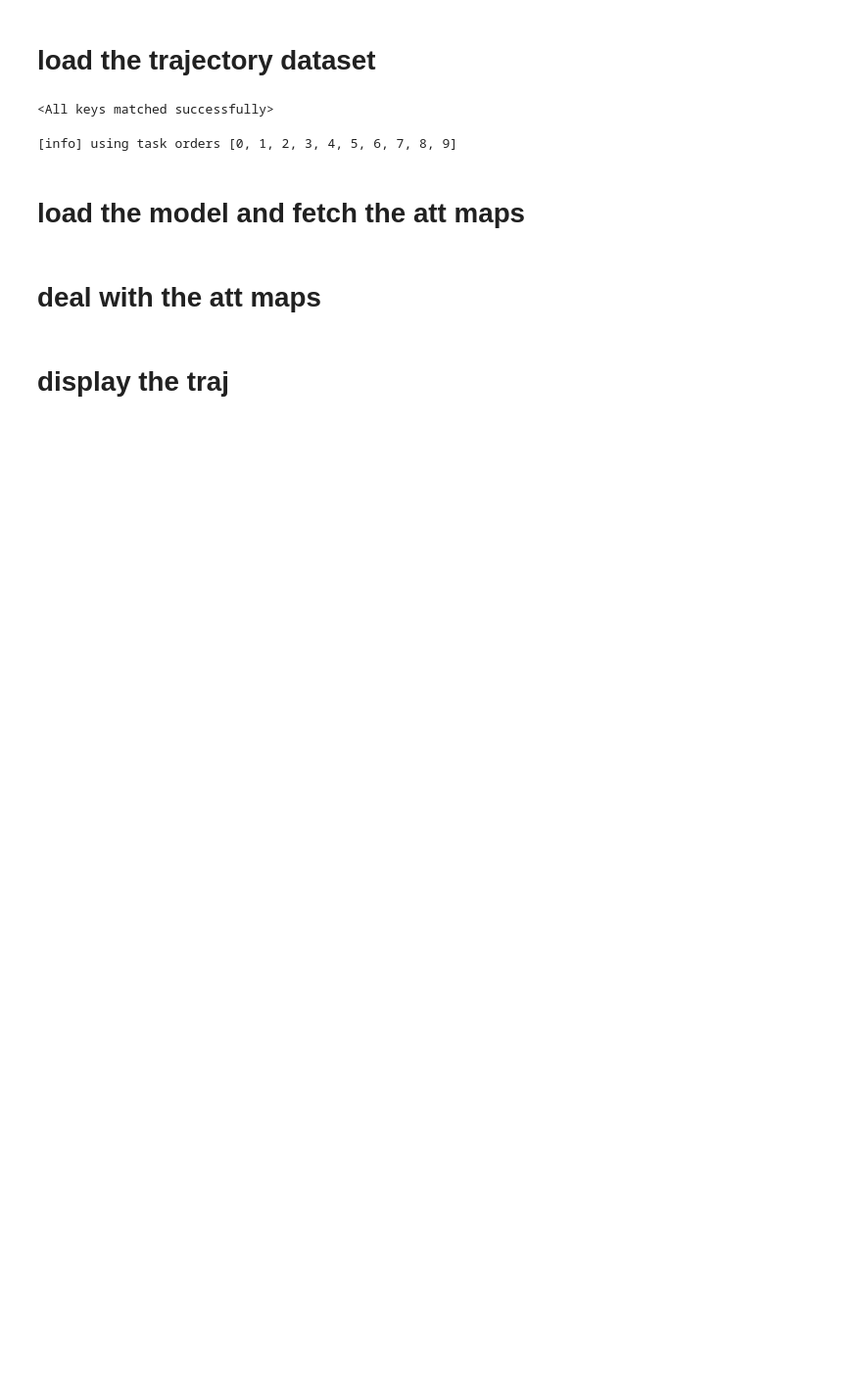
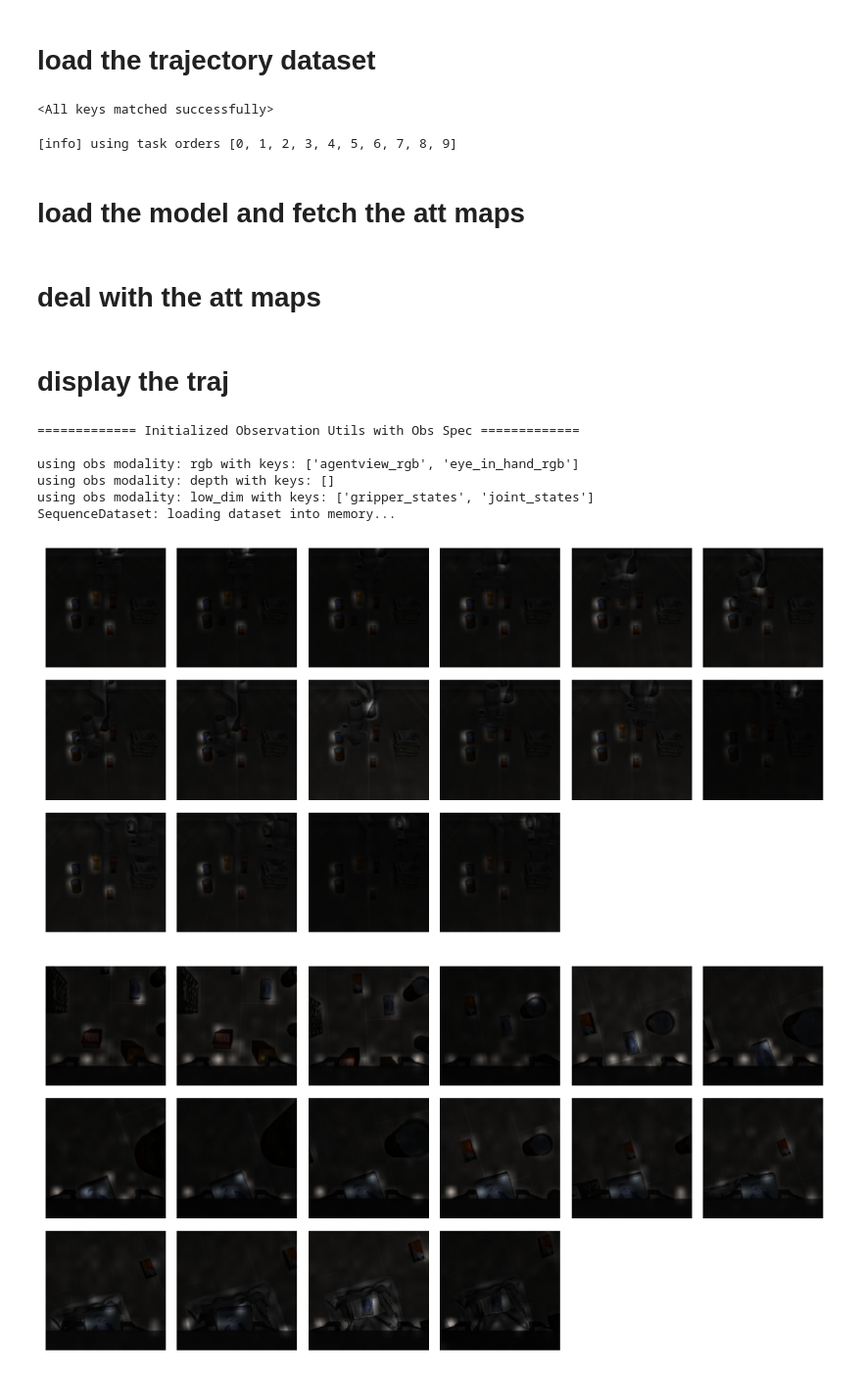
Before and after one commit to Ricky-Zhu/meta_adapt, a Jupyter notebook: pre_training/att_map_visualization.ipynb, the cells around one changed output. Shown at 98% size. Drawn from its saved outputs; the diff is of its cells as text; code cells hidden in the pictures; blank space fills up the shorter version.

```diff
--- a/pre_training/att_map_visualization.ipynb
+++ b/pre_training/att_map_visualization.ipynb
@@ -41,7 +41,7 @@ for demo_file in demo_files:
 # %% [output]
 [info] using task orders [0, 1, 2, 3, 4, 5, 6, 7, 8, 9]
 # %%
-def get_dataset(task_id, traj_id):
+def fetch_dataset(task_id, traj_id):
     example_demo_file = demo_files[task_id]
     modaility = {'rgb': ['agentview_rgb', 'eye_in_hand_rgb'],
                  'depth': [],
@@ -115,12 +115,12 @@ def show_att_im(data, model):
     v = joint_attentions[-1]
 
     # get the att of the spatial summary token (index 0) over all other tokens
-    agentview_att = v[0, 1:65]
+    agentview_att = v[0, 1:257]
     agentview_att = agentview_att / agentview_att.sum()
     # print(agentview_att.sum())
-    eye_in_hand_att = v[0, 65:65 + 64]
+    eye_in_hand_att = v[0, 257:257 + 256]
     eye_in_hand_att = eye_in_hand_att / eye_in_hand_att.sum()
-    grid_size = 8
+    grid_size = 16
 
     im_agentview = data['obs']['agentview_rgb'][0, 0, :].numpy().transpose(1, 2, 0)
     im_eye_in_hand = data['obs']['eye_in_hand_rgb'][0, 0, :].numpy().transpose(1, 2, 0)
@@ -162,7 +162,7 @@ def show_att_images(images_list, save_flag=False, view='a'):
         plt.savefig(f't_{task_id}_d_{traj_id}_{view}.png', dpi=300, bbox_inches='tight')
 # %%
 def save_att_maps(task_id, traj_id):
-    task_embs, agentview_data_list, eye_in_hand_data_list = get_dataset(task_id, traj_id)
+    task_embs, agentview_data_list, eye_in_hand_data_list = fetch_dataset(task_id, traj_id)
     agent_att_list = []
     eye_att_list = []
     for i in range(len(agentview_data_list)):
@@ -176,6 +176,17 @@ def save_att_maps(task_id, traj_id):
 # %% [markdown]
 # display the traj
 # %%
-task_id = 0
+task_id = 1
 traj_id = 0
 save_flag = True
+# %%
+save_att_maps(task_id, traj_id)
+# %% [output]
+============= Initialized Observation Utils with Obs Spec =============
+
+using obs modality: rgb with keys: ['agentview_rgb', 'eye_in_hand_rgb']
+using obs modality: depth with keys: []
+using obs modality: low_dim with keys: ['gripper_states', 'joint_states']
+SequenceDataset: loading dataset into memory...
+[figure, added]
+[figure, added]
```
Also changed, not shown: parts of 1 cell of this notebook, 2 other files.
